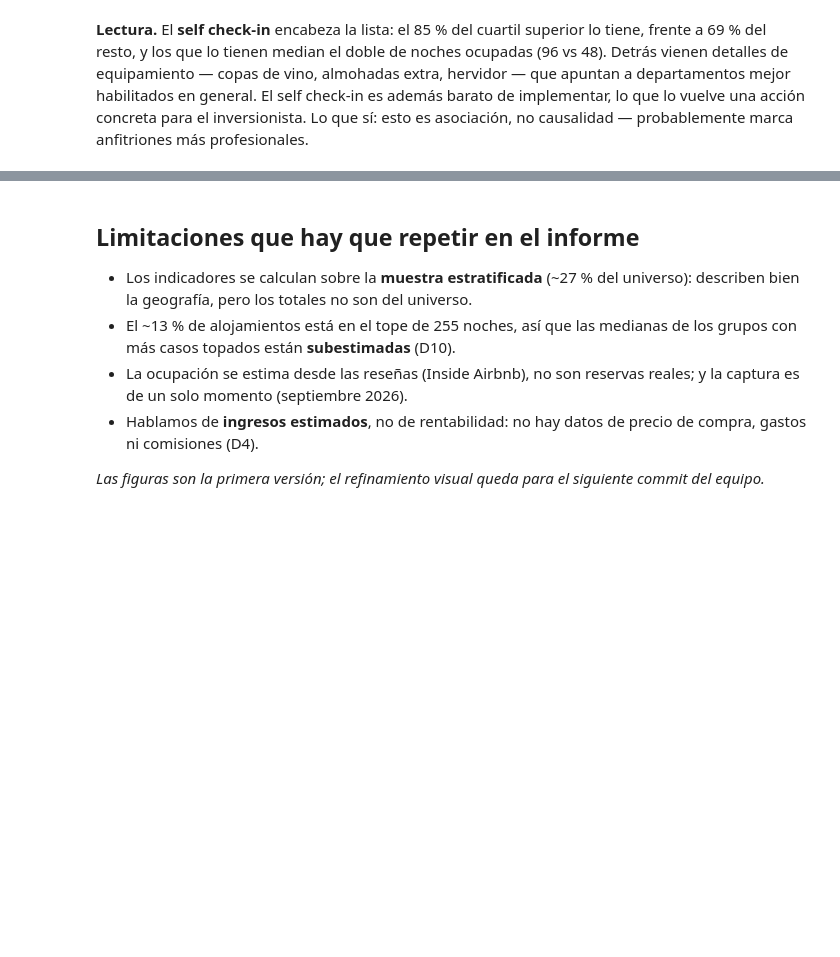
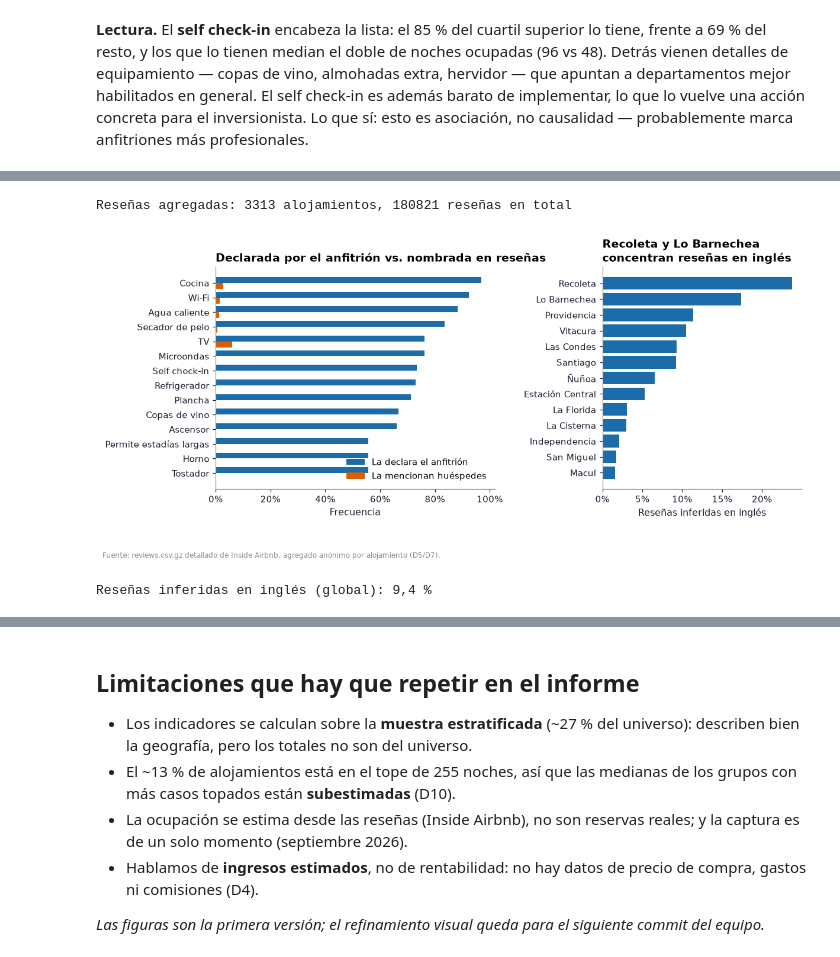
Before and after one commit to RedWolfo10/proyecto-grupo4-mcdi500, a Jupyter notebook: F4/S3_F4_Visualizacion_Comunicacion.ipynb, the cells around one changed output, grey strips where cells are left out. Cells and saved outputs as stored; diff of their text form; code cells hidden in the pictures; blank space fills up the shorter version.

```diff
--- a/F4/S3_F4_Visualizacion_Comunicacion.ipynb
+++ b/F4/S3_F4_Visualizacion_Comunicacion.ipynb
@@ -455,0 +466,71 @@ profesionales.
+# %%
+RUTA_RESENAS = DIR_PROCESADO / "resenas_por_listing.csv"
+if not RUTA_RESENAS.exists():
+    # El archivo se genera una sola vez desde el detallado (no versionado)
+    from src import resenas as mod_resenas
+    mod_resenas.procesar_resenas(
+        RAIZ / "data" / "raw" / "reviews_detalladas.csv",
+        set(df["id"]), RUTA_RESENAS)
+
+res_agg = pd.read_csv(RUTA_RESENAS).rename(columns={"listing_id": "id"})
+assert not {"comments", "reviewer_name", "reviewer_id"} & set(res_agg.columns), \
+    "El agregado no debiera traer datos personales"
+df = df.merge(res_agg, on="id", how="left")
+print(f"Reseñas agregadas: {df['n_resenas'].notna().sum()} alojamientos, "
+      f"{int(df['n_resenas'].sum())} reseñas en total")
+# %% [output]
+Reseñas agregadas: 3313 alojamientos, 180821 reseñas en total
+# %%
+MAPEO_MENC = {"amen_self_check_in": "menc_self_check_in", "amen_wifi": "menc_wifi",
+              "amen_tv": "menc_tv", "amen_kitchen": "menc_kitchen",
+              "amen_elevator": "menc_elevator", "amen_hot_water": "menc_hot_water",
+              "amen_refrigerator": "menc_refrigerator", "amen_hair_dryer": "menc_hair_dryer",
+              "amen_oven": "menc_oven", "amen_microwave": "menc_microwave",
+              "amen_iron": "menc_iron", "amen_toaster": "menc_toaster",
+              "amen_wine_glasses": "menc_wine_glasses",
+              "amen_long_term_stays_allowed": "menc_long_term_stays_allowed"}
+
+# % de alojamientos que la declaran vs % de reseñas que la mencionan
+# (la mención se pondera por n_resenas para que pese cada reseña, no cada anuncio)
+comparacion = []
+for amen, menc in MAPEO_MENC.items():
+    declarada = df[amen].mean()
+    mencionada = (df[menc] * df["n_resenas"]).sum() / df["n_resenas"].sum()
+    comparacion.append({"comodidad": amen.replace("amen_", ""),
+                        "declarada": declarada, "mencionada": mencionada})
+comparacion = pd.DataFrame(comparacion).sort_values("declarada")
+
+fig, (ax1, ax2) = plt.subplots(1, 2, figsize=(11, 4.6), gridspec_kw={"width_ratios": [1.4, 1]})
+y = range(len(comparacion))
+ax1.barh([i + 0.2 for i in y], comparacion["declarada"], height=0.4,
+         color=AZUL, label="La declara el anfitrión")
+ax1.barh([i - 0.2 for i in y], comparacion["mencionada"], height=0.4,
+         color=NARANJO, label="La mencionan huéspedes")
+ax1.set_yticks(list(y), [nombres.get(c, c) for c in comparacion["comodidad"]])
+ax1.xaxis.set_major_formatter(PercentFormatter(1.0, decimals=0))
+ax1.set_xlabel("Frecuencia")
+ax1.legend(loc="lower right")
+ax1.set_title("Declarada por el anfitrión vs. nombrada en reseñas")
+
+# D6: % de reseñas en inglés por comuna (proxy de demanda extranjera)
+idioma_comuna = (df.groupby("neighbourhood_cleansed", observed=True)
+                 .apply(lambda s: (s["pct_en"] * s["n_resenas"]).sum() / s["n_resenas"].sum(),
+                        include_groups=False)
+                 .sort_values())
+idioma_comuna = idioma_comuna[comunas_grandes.set_index("neighbourhood_cleansed")["n"]
+                            .reindex(idioma_comuna.index).notna()]
+ax2.barh(idioma_comuna.index, idioma_comuna.values, color=AZUL)
+ax2.xaxis.set_major_formatter(PercentFormatter(1.0, decimals=0))
+ax2.set_xlabel("Reseñas inferidas en inglés")
+ax2.set_title("Recoleta y Lo Barnechea\nconcentran reseñas en inglés")
+fig.tight_layout()
+fig.subplots_adjust(wspace=0.45)
+fuente(fig, "Fuente: reviews.csv.gz detallado de Inside Airbnb, agregado anónimo por alojamiento (D5/D7).")
+figuras["fig6_resenas_vs_declarado"] = fig
+plt.show()
+
+en_global = (df["pct_en"] * df["n_resenas"]).sum() / df["n_resenas"].sum()
+print(f"Reseñas inferidas en inglés (global): {pct(en_global, 1)}")
+# %% [output]
+[figure, added]
+Reseñas inferidas en inglés (global): 9,4 %
```
Also changed, not shown: parts of 6 cells of this notebook, 9 other files.
